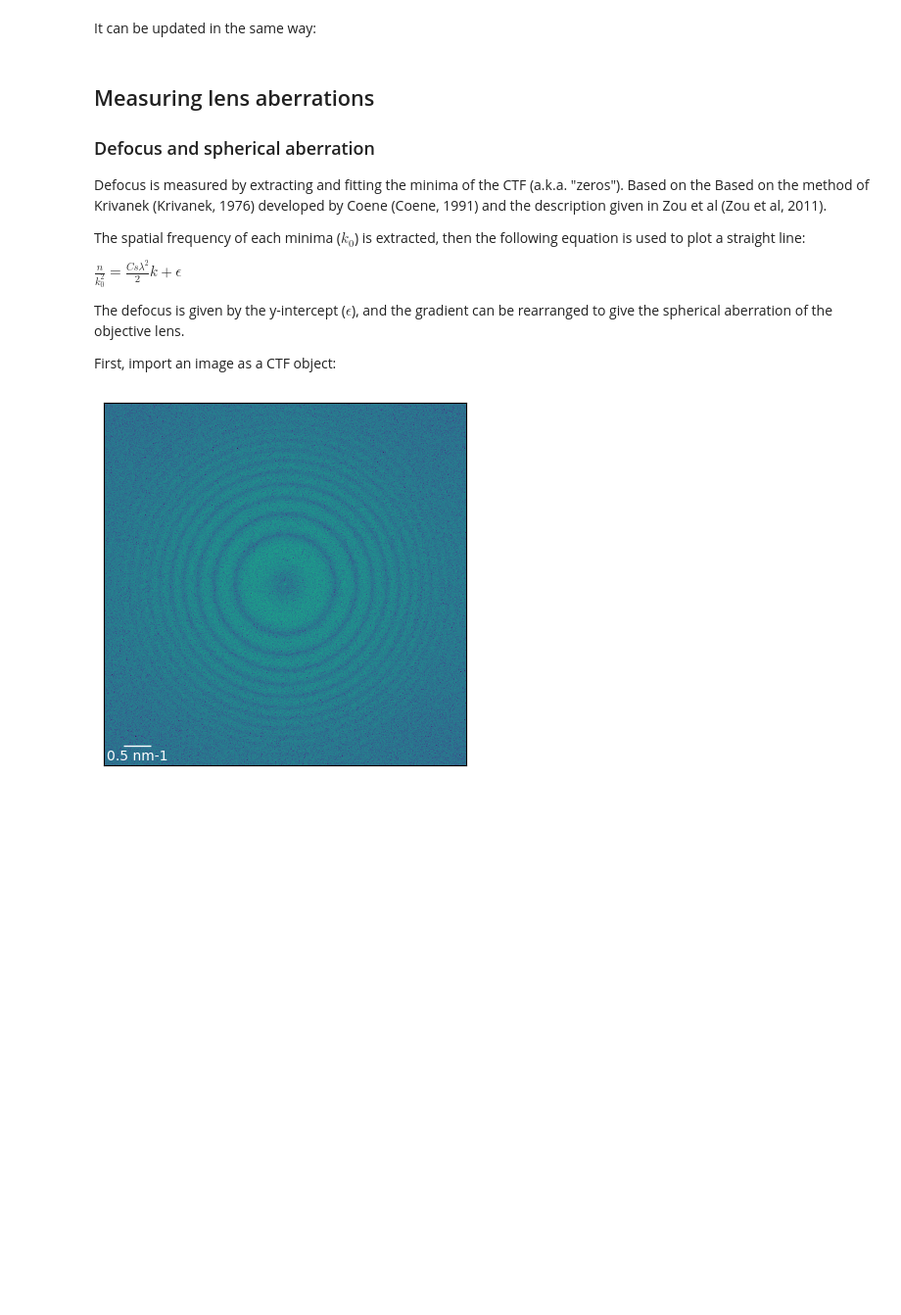
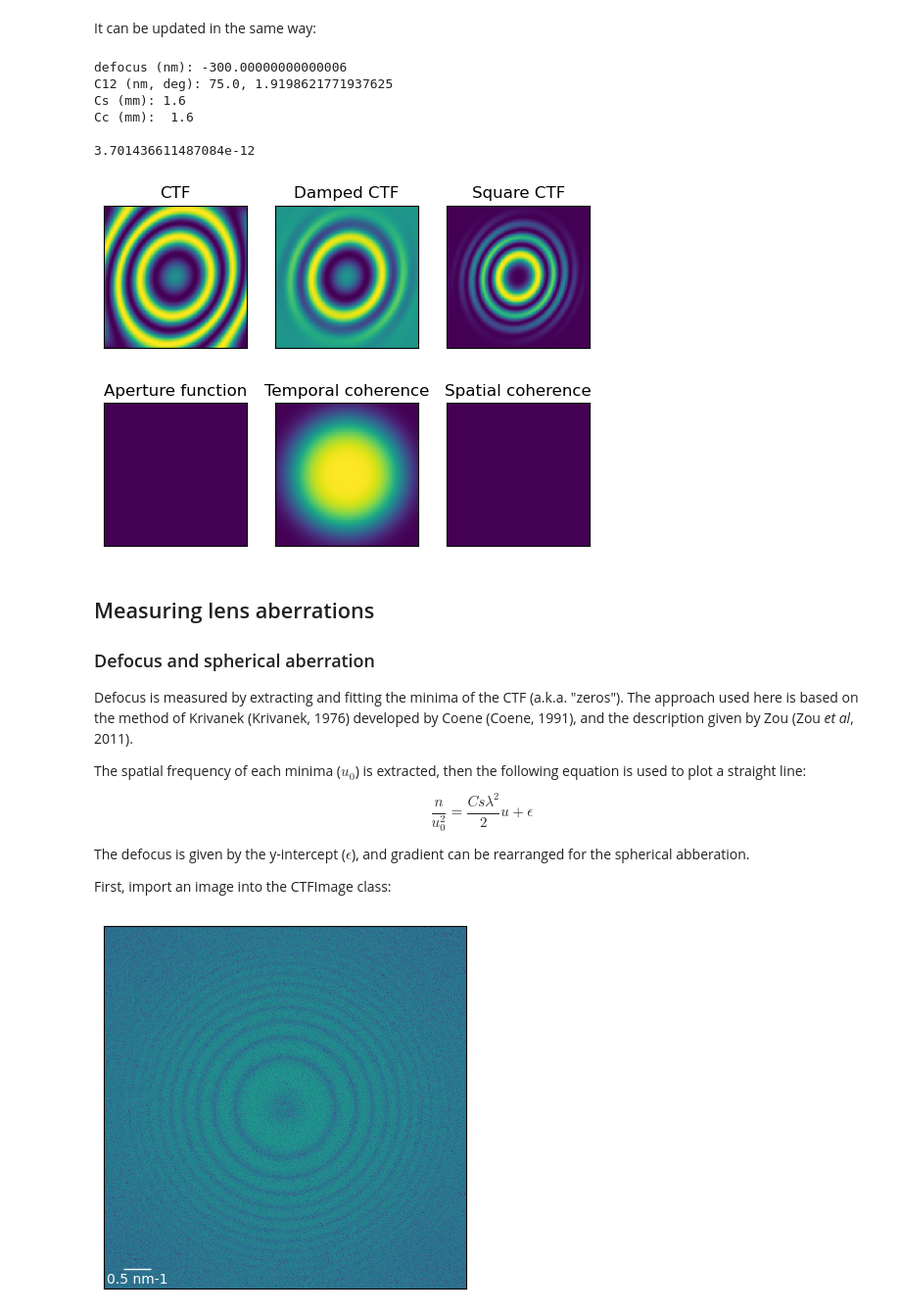
Before and after one commit to benweare/pyCTF, a Jupyter notebook: pyCTF_examples.ipynb, the cells around one changed output. Shown at 98% size. Cells and saved outputs as stored; diff of their text form; code cells hidden in the pictures; blank space fills up the shorter version.

```diff
--- a/pyCTF_examples.ipynb
+++ b/pyCTF_examples.ipynb
@@ -59,27 +99,40 @@ CTF2D.plot_ctf()
 # %% [markdown]
 It can be updated in the same way:
 # %%
-CTF2D.C12a = 75e-9 #m
-CTF2D.C12b = 10e-9 #m
-CTF2D.phi = np.deg2rad(110)
+CTF2D.C12a = 75e-9 # Coeffcient of twofold astigmatism in m.
+CTF2D.C12b = 10e-9 # Coeffcient of twofold astigmatism in m.
+CTF2D.phi = np.deg2rad(110) # Angle of twofold astigmatism in radians.
+CTF2D.lamb = pyCTF.misc.kv_to_lamb( 100 ) # Accelerating voltage in kV.
+
 CTF2D.update()
+
 CTF2D.print_aberrations()
-
 CTF2D.show_all()
+print(CTF2D.lamb)
+# %% [output]
+defocus (nm): -300.00000000000006
+C12 (nm, deg): 75.0, 1.9198621771937625
+Cs (mm): 1.6
+Cc (mm):  1.6
+
+3.701436611487084e-12
+[figure, added]
 # %% [markdown]
 ## Measuring lens aberrations
 
 ### Defocus and spherical aberration
 
-Defocus is measured by extracting and fitting the minima of the CTF (a.k.a. "zeros"). Based on the Based on the method of Krivanek (Krivanek, 1976) developed by Coene (Coene, 1991) and the description given in Zou et al (Zou et al, 2011).
+Defocus is measured by extracting and fitting the minima of the CTF (a.k.a. "zeros"). The approach used here is based on the method of Krivanek (Krivanek, 1976) developed by Coene (Coene, 1991), and the description given by Zou (Zou *et al*, 2011).
 
-The spatial frequency of each minima ($k_0$) is extracted, then the following equation is used to plot a straight line:
+The spatial frequency of each minima ($u_0$) is extracted, then the following equation is used to plot a straight line:
 
-$ \frac{n}{k_0^2}  = \frac{Cs\lambda^2}{2} k + \epsilon $
+$$
+\frac{n}{u_0^2}  = \frac{Cs\lambda^2}{2} u + \epsilon
+$$
 
-The defocus is given by the y-intercept ($\epsilon$), and the gradient can be rearranged to give the spherical aberration of the objective lens.
+The defocus is given by the y-intercept ($\epsilon$), and gradient can be rearranged for the spherical abberation.
 
-First, import an image as a CTF object:
+First, import an image into the CTFImage class:
 # %%
 from pyCTF.CTF_image import CTFImage
 from pyCTF.misc import show_image
```
Also changed, not shown: parts of 41 cells of this notebook, 5 other files.
